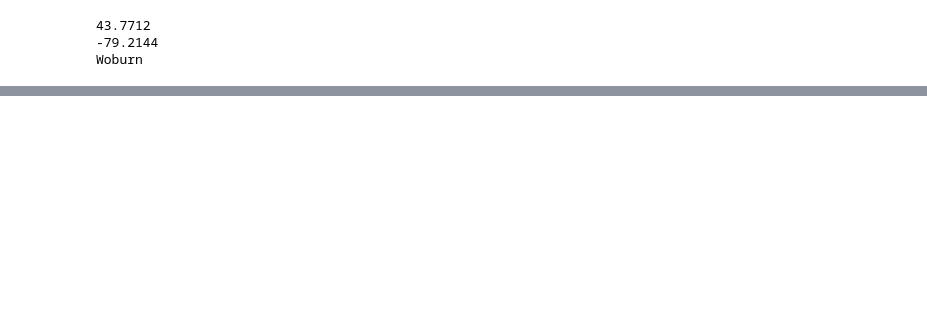
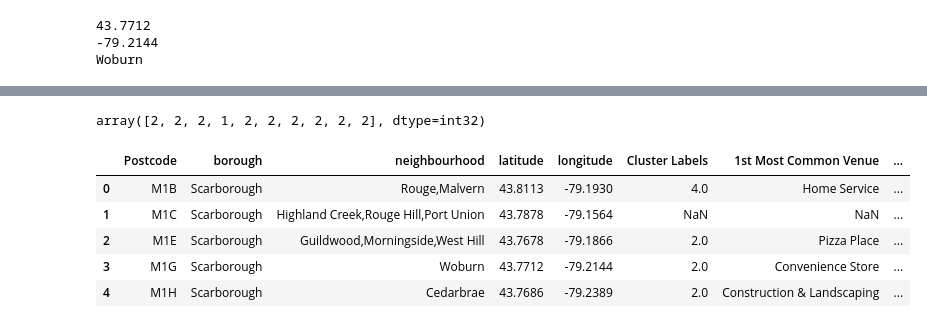
Before and after one commit to dj0024javia/DS_Capstone_repo, a Jupyter notebook: capstone project week 3 cluster toronto.ipynb, the cells around one changed output, grey strips where cells are left out. Drawn from its saved outputs; the diff is of its cells as text; code cells hidden in the pictures; blank space fills up the shorter version.

```diff
--- a/capstone project week 3 cluster toronto.ipynb
+++ b/capstone project week 3 cluster toronto.ipynb
@@ -108,0 +324,27 @@ print(results)
+# %%
+num_top_venues = 10
+
+indicators = ['st', 'nd', 'rd']
+
+# create columns according to number of top venues
+columns = ['Neighborhood']
+for ind in np.arange(num_top_venues):
+    try:
+        columns.append('{}{} Most Common Venue'.format(ind+1, indicators[ind]))
+    except:
+        columns.append('{}th Most Common Venue'.format(ind+1))
+# %%
+def return_most_common_venues(row, num_top_venues):
+    row_categories = row.iloc[1:]
+    row_categories_sorted = row_categories.sort_values(ascending=False)
+
+    return row_categories_sorted.index.values[0:num_top_venues]
+# %%
+# create a new dataframe
+tor_nhoods_venues_sorted = pd.DataFrame(columns=columns)
+tor_nhoods_venues_sorted['Neighborhood'] = toronto_one_hot_grouped['Neighborhood']
+
+for ind in np.arange(toronto_one_hot_grouped.shape[0]):
+    tor_nhoods_venues_sorted.iloc[ind, 1:] = return_most_common_venues(toronto_one_hot_grouped.iloc[ind, :], num_top_venues)
+
+tor_nhoods_venues_sorted.dtypes
@@ -108,0 +364,19 @@ print(results)
+# %%
+no_of_cluster = 7
+tor_nhoods_venues_sorted_cluster = toronto_one_hot_grouped.drop('Neighborhood',1)
+kmeans= KMeans(n_clusters=5, random_state=0).fit(tor_nhoods_venues_sorted_cluster)
+kmeans.labels_[0:10]
+# %% [output]
+array([2, 2, 2, 1, 2, 2, 2, 2, 2, 2], dtype=int32)
+# %%
+tor_nhoods_venues_sorted.insert(0,'Cluster Labels', kmeans.labels_)
+torono_df_merged_final = torono_df
+torono_df_merged_final = torono_df_merged_final.join(tor_nhoods_venues_sorted.set_index('Neighborhood'), on='neighbourhood')
+torono_df_merged_final.head()
+# %% [output]
+|  | Postcode | borough | neighbourhood | latitude | longitude | Cluster Labels | 1st Most Common Venue | ... |
+| 0 | M1B | Scarborough | Rouge,Malvern | 43.8113 | -79.1930 | 4.0 | Home Service | ... |
+| 1 | M1C | Scarborough | Highland Creek,Rouge Hill,Port Union | 43.7878 | -79.1564 | NaN | NaN | ... |
+| 2 | M1E | Scarborough | Guildwood,Morningside,West Hill | 43.7678 | -79.1866 | 2.0 | Pizza Place | ... |
+| 3 | M1G | Scarborough | Woburn | 43.7712 | -79.2144 | 2.0 | Convenience Store | ... |
+| 4 | M1H | Scarborough | Cedarbrae | 43.7686 | -79.2389 | 2.0 | Construction & Landscaping | ... |
```
Also changed, not shown: parts of 19 cells of this notebook.
